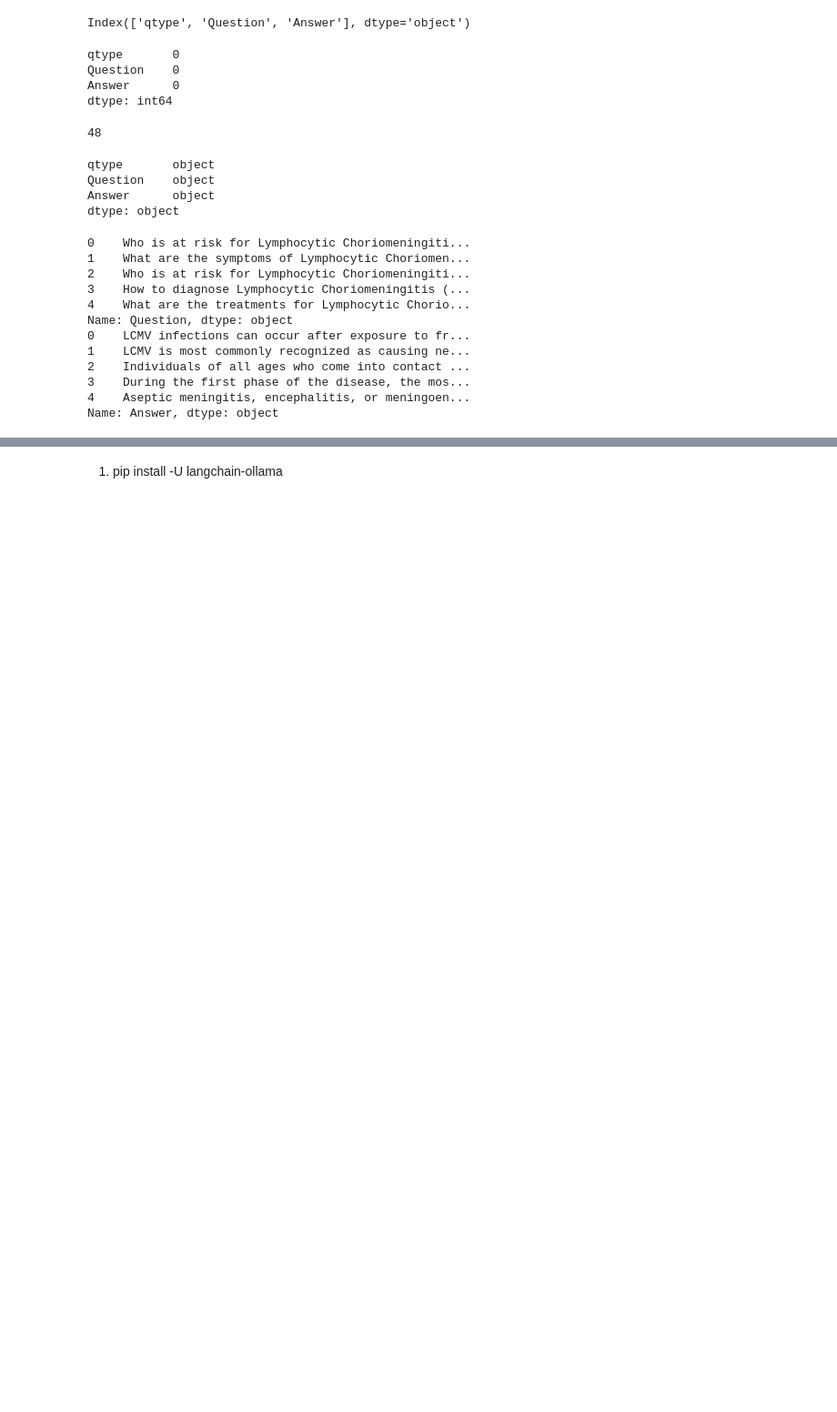
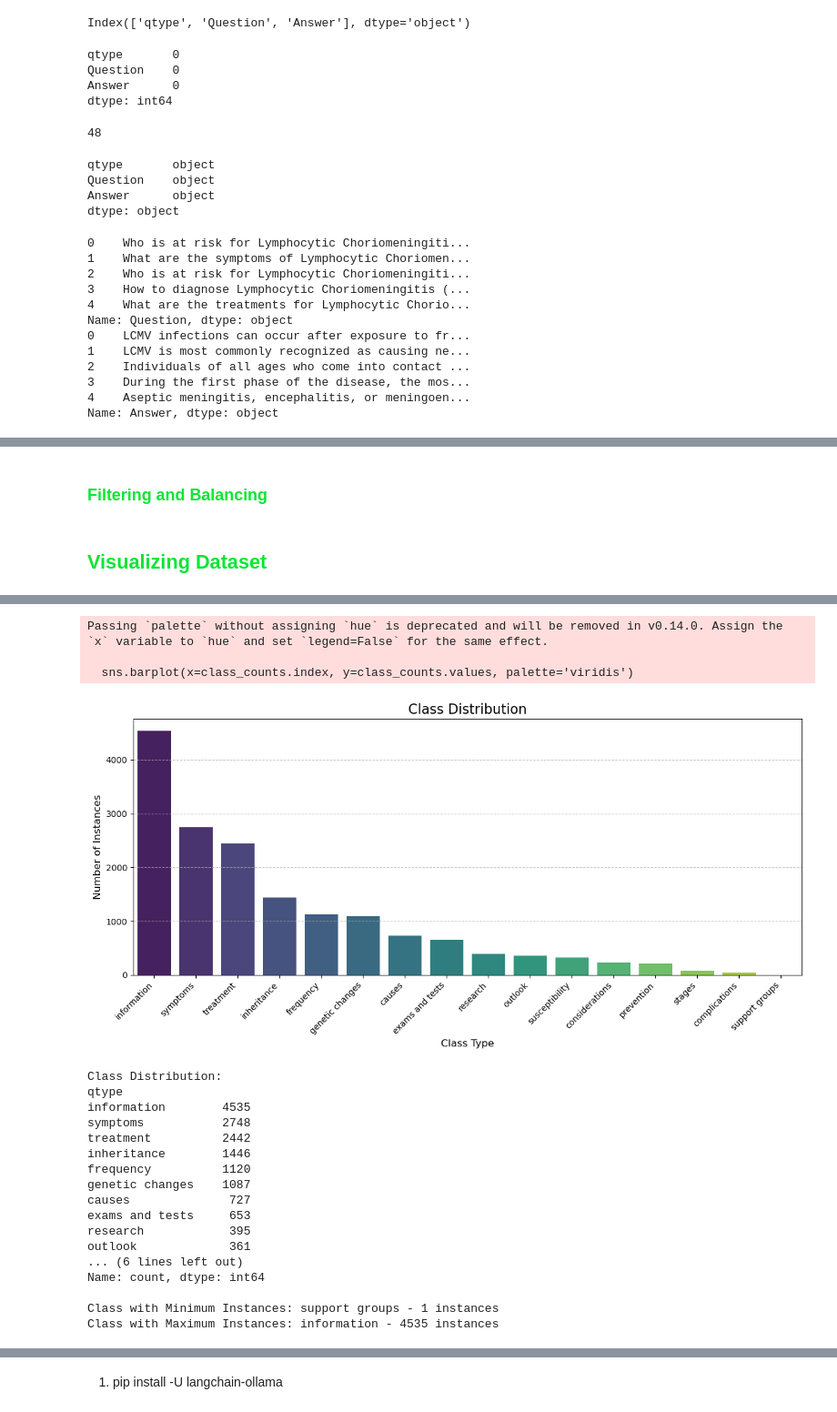
Before and after one commit to Zamehi/MED---ChatBot, a Jupyter notebook: Code Files/project_v1.ipynb, the cells around one changed output, grey strips where cells are left out. Shown: that part at 91% size. Saved outputs shown, nothing was run; the diff lists cells and outputs as text; code cells hidden in the pictures; blank space fills up the shorter version.

```diff
--- a/Code Files/project_v1.ipynb
+++ b/Code Files/project_v1.ipynb
@@ -146,0 +137,17 @@ plt.show()
+# %%
+import pandas as pd
+import re
+path = ".//train.csv"
+# Load dataset
+df = pd.read_csv(path)
+
+# Text cleaning function
+def clean_text(text):
+    text = re.sub(r'<[^>]+>', '', text)  # Remove HTML tags
+    text = re.sub(r'[^\w\s]', '', text)  # Remove punctuation
+    text = re.sub(r'\s+', ' ', text).strip()  # Remove extra whitespaces
+    return text.lower()
+
+# Apply cleaning
+df['Question'] = df['Question'].apply(clean_text)
+df['Answer'] = df['Answer'].apply(clean_text)
@@ -146,0 +167,2 @@ plt.show()
+# %% [markdown]
+### <span style= "color : #0be633"> Filtering and Balancing</span>
@@ -146,0 +173,33 @@ plt.show()
+# %% [markdown]
+## <span style= "color : #0be633"> Visualizing Dataset</span>
+# %%
+import pandas as pd
+import matplotlib.pyplot as plt
+import seaborn as sns
+
+# Load dataset (replace 'path' with your dataset path)
+df = pd.read_csv(path)
+
+# Show one sample for each class
+print("Samples from each class:")
+samples = df.groupby('qtype').first().reset_index()
+print(samples[['qtype', 'Question', 'Answer']])
+
+# Plot class distribution
+plt.figure(figsize=(12, 6))
+class_counts = df['qtype'].value_counts()
+sns.barplot(x=class_counts.index, y=class_counts.values, palette='viridis')
+plt.title("Class Distribution", fontsize=16)
+plt.xlabel("Class Type", fontsize=12)
+plt.ylabel("Number of Instances", fontsize=12)
+plt.xticks(rotation=45, ha='right', fontsize=10)
+plt.grid(axis='y', linestyle='--', alpha=0.7)
+plt.tight_layout()
+plt.show()
+
+# Highlight potential class imbalances
+print("\nClass Distribution:")
+print(class_counts)
+print("\nClass with Minimum Instances:", class_counts.idxmin(), "-", class_counts.min(), "instances")
+print("Class with Maximum Instances:", class_counts.idxmax(), "-", class_counts.max(), "instances")
+# %% [output]
@@ -146,0 +223,21 @@ plt.show()
+Passing `palette` without assigning `hue` is deprecated and will be removed in v0.14.0. Assign the `x` variable to `hue` and set `legend=False` for the same effect.
+
+  sns.barplot(x=class_counts.index, y=class_counts.values, palette='viridis')
+[figure, added]
+Class Distribution:
+qtype
+information        4535
+symptoms           2748
+treatment          2442
+inheritance        1446
+frequency          1120
+genetic changes    1087
+causes              727
+exams and tests     653
+research            395
+outlook             361
+... (6 lines left out)
+Name: count, dtype: int64
+
+Class with Minimum Instances: support groups - 1 instances
+Class with Maximum Instances: information - 4535 instances
```
Also changed, not shown: parts of 41 cells of this notebook, 5 other files.
